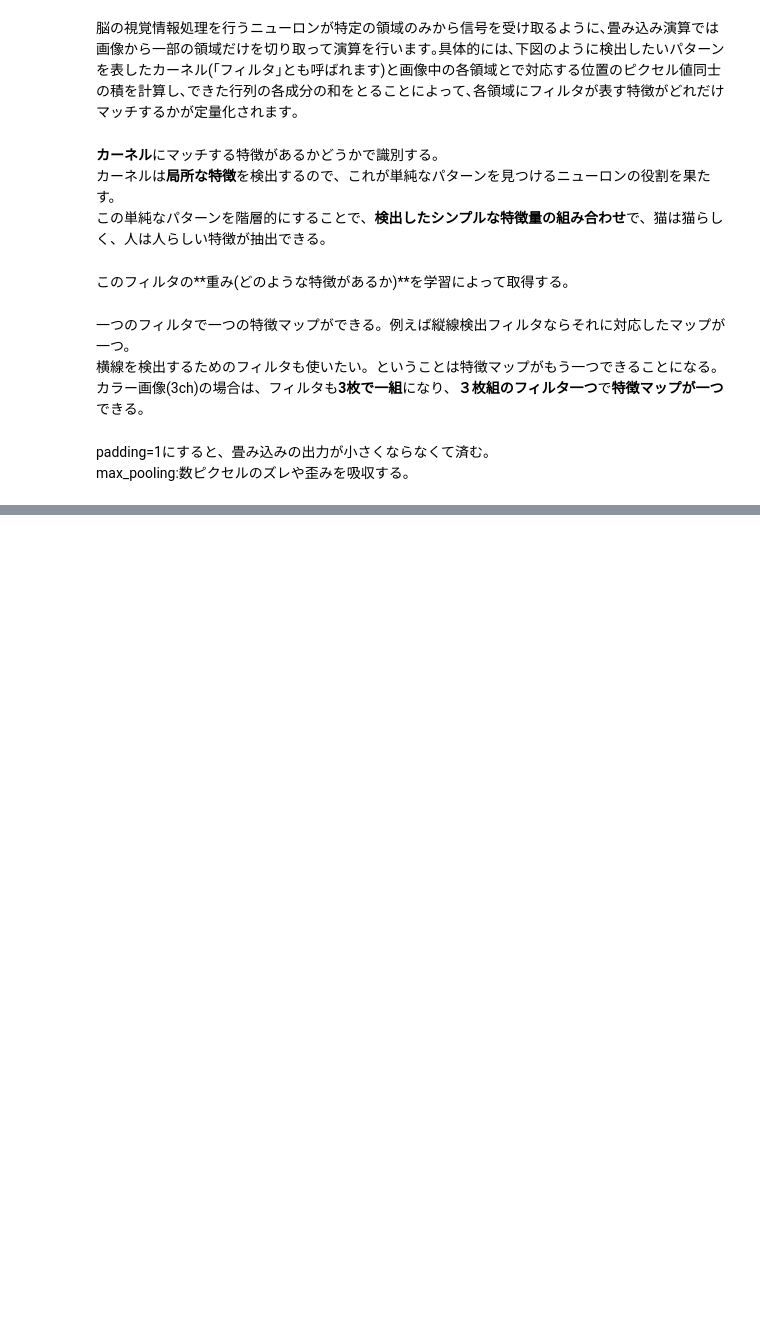
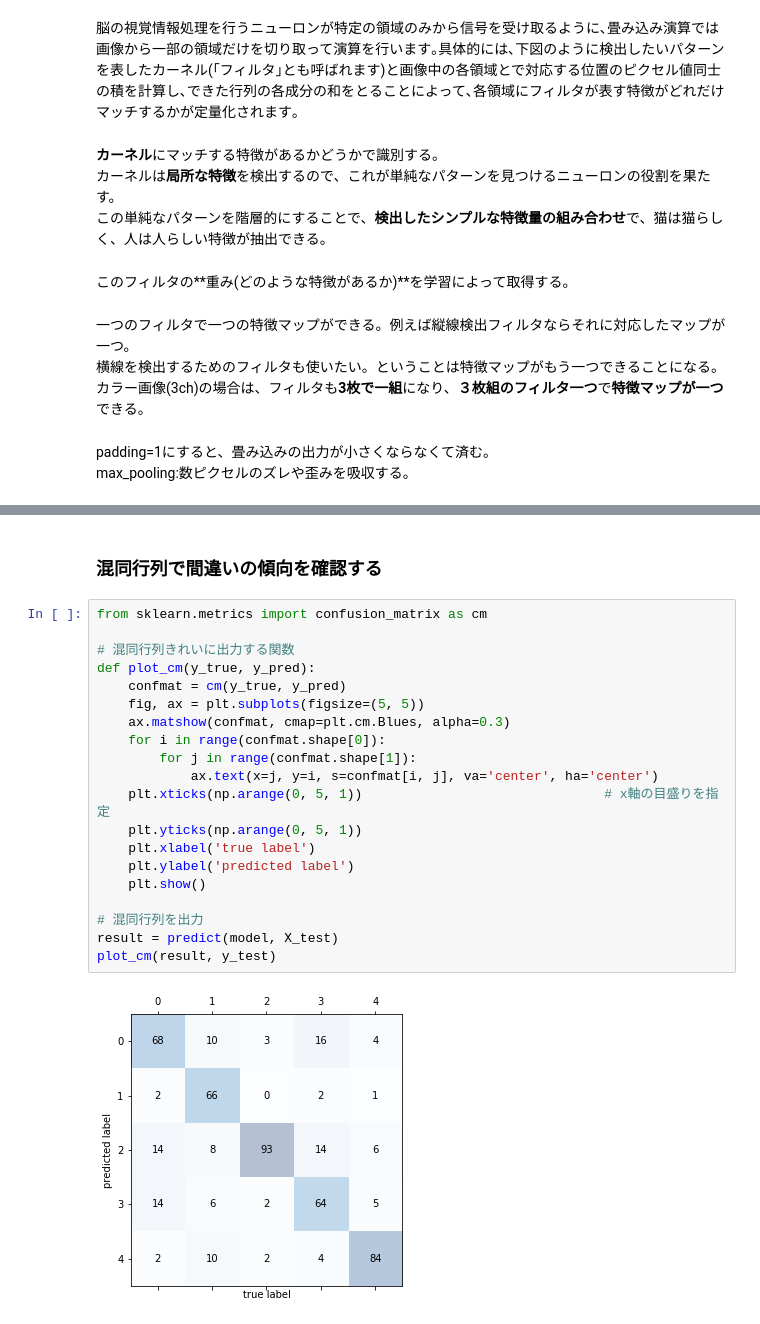
Before and after one commit to zukako0930/haitsclass, a Jupyter notebook: DeepLearning/CNN.ipynb, the cells around one changed output, grey strips where cells are left out. Cells and saved outputs as stored; diff of their text form; blank space fills up the shorter version.

```diff
--- a/DeepLearning/CNN.ipynb
+++ b/DeepLearning/CNN.ipynb
@@ -16,0 +276,24 @@ max_pooling:数ピクセルのズレや歪みを吸収する。
+# %% [markdown]
+### 混同行列で間違いの傾向を確認する
+# %%
+from sklearn.metrics import confusion_matrix as cm
+
+# 混同行列きれいに出力する関数
+def plot_cm(y_true, y_pred):
+    confmat = cm(y_true, y_pred)
+    fig, ax = plt.subplots(figsize=(5, 5))
+    ax.matshow(confmat, cmap=plt.cm.Blues, alpha=0.3)
+    for i in range(confmat.shape[0]):
+        for j in range(confmat.shape[1]):
+            ax.text(x=j, y=i, s=confmat[i, j], va='center', ha='center')
+    plt.xticks(np.arange(0, 5, 1))                               # x軸の目盛りを指定
+    plt.yticks(np.arange(0, 5, 1))
+    plt.xlabel('true label')
+    plt.ylabel('predicted label')
+    plt.show()
+
+# 混同行列を出力
+result = predict(model, X_test)
+plot_cm(result, y_test)
+# %% [output]
+[figure, added]
```
Also changed, not shown: parts of 29 cells of this notebook, 7 other files.
